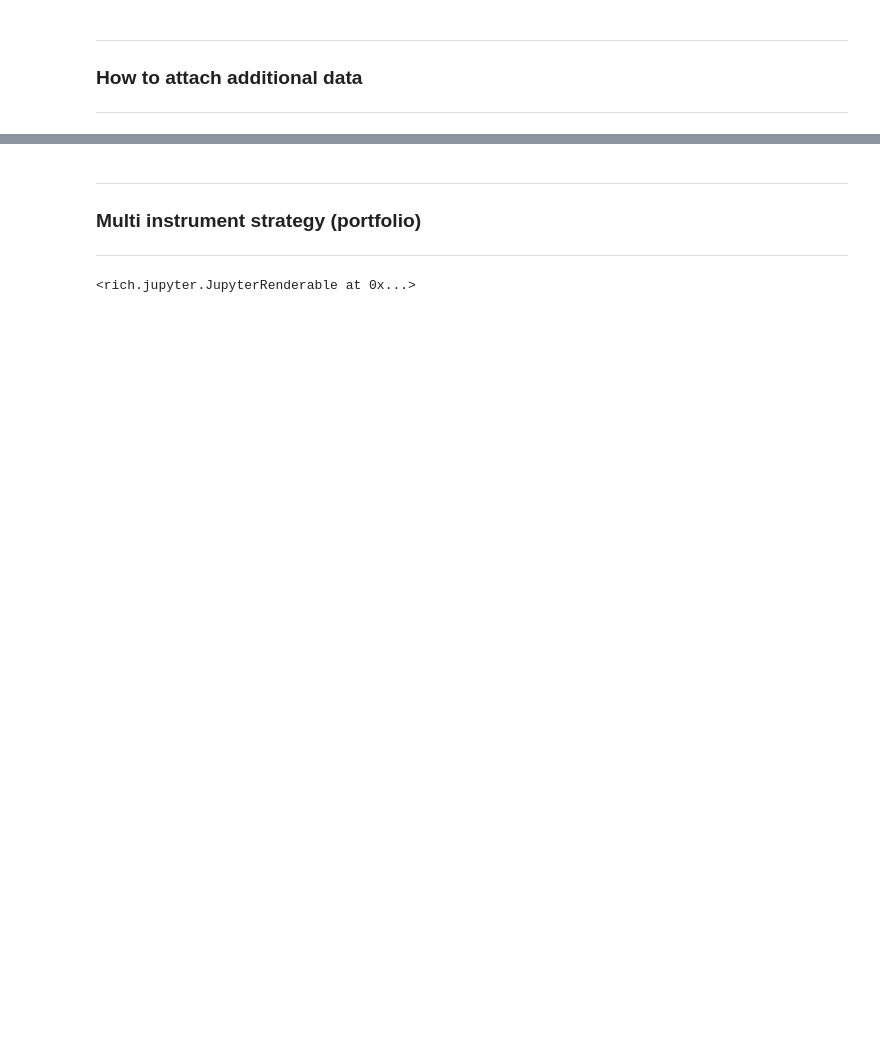
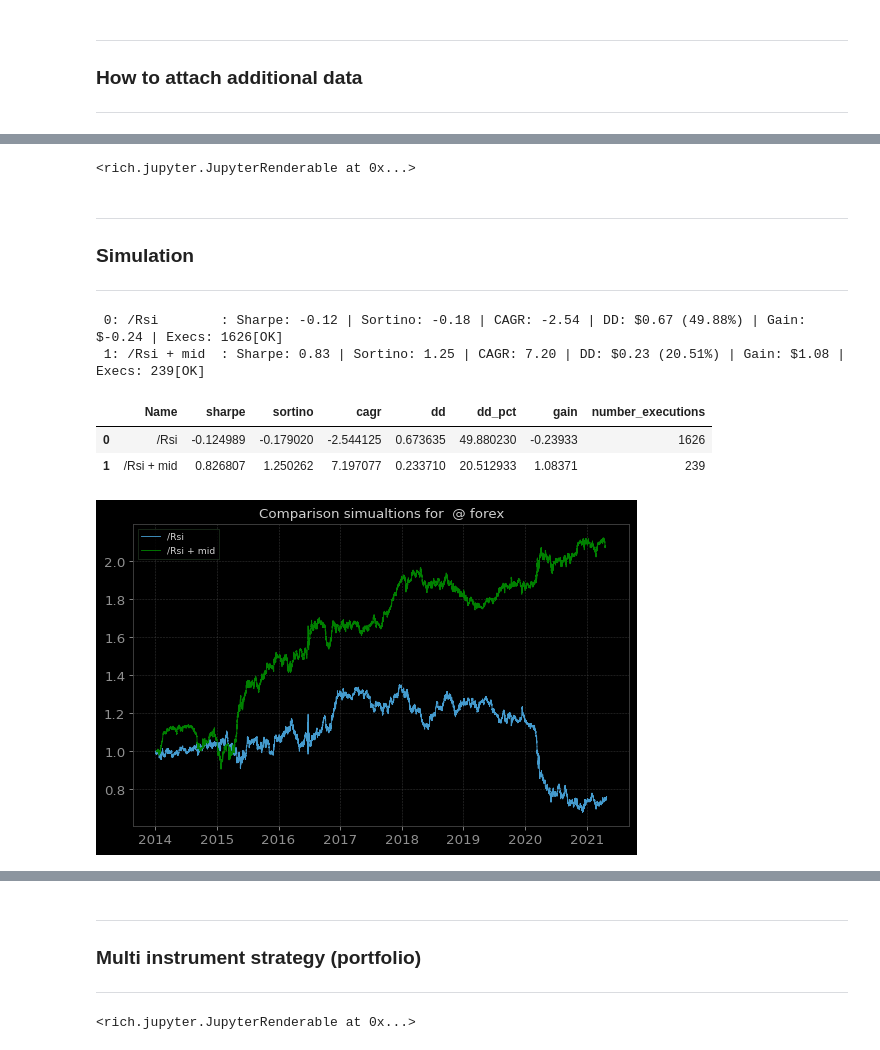
Before and after one commit to appliedalphacom/qlearn, a Jupyter notebook: examples/Examples.ipynb, the cells around one changed output, grey strips where cells are left out. Drawn from its saved outputs; the diff is of its cells as text; code cells hidden in the pictures; blank space fills up the shorter version.

```diff
--- a/examples/Examples.ipynb
+++ b/examples/Examples.ipynb
@@ -106,5 +81,0 @@ print(m1.predict(df1.EURUSD))
-# %%
-m1 = RsiEntry(10, 20, 80)
-c1 = MarketDataComposer(m1, SingleInstrumentPicker(tz='EET'), None, 'close', '1D')
-
-print(c1.fit(df2, None).predict(df2))
@@ -270,0 +114,48 @@ b2 = ms2.fit(df1, None)
+# %%
+@q.signal_generator
+class RsiAndMiddle(BaseEstimator):
+    def __init__(self, period, low=15, up=85):
+        self.period = period
+        self.low = low
+        self.up = up
+
+    def fit(self, x, y, **fit_params):
+        return self
+
+    def predict(self, X):
+        # get price we will use for calculations
+        price = X[self.market_info_.column]
+
+        # get our middle price
+        middle = X['middle']
+
+        r = rsi(price, self.period)
+
+        sigs = srows(
+            pd.Series(+1, q.crossup(r, self.low)),
+            pd.Series(-1, q.crossdown(r, self.up)))
+        return sigs[((sigs > 0) & (price > middle)) | ((sigs < 0) & (price < middle))]
+# %%
+m2 = q.SingleInstrumentComposer(q.make_pipeline(MidBarCalculator('3h'),
+                                                RsiAndMiddle(16, 20, 80))).fit(data)
+print(m2.predict(data))
+# %% [output]
+<rich.jupyter.JupyterRenderable at 0x...>
+# %% [markdown]
+<hr/>
+<h3>Simulation</h3>
+<hr/>
+# %%
+rc1 = q.simulation({
+    'Rsi': m1,
+    'Rsi + mid': m2,
+}, ohlc_resample(data, '1h'), 'forex')
+# %%
+rc1.report(1)
+# %% [output]
+ 0: /Rsi        : Sharpe: -0.12 | Sortino: -0.18 | CAGR: -2.54 | DD: $0.67 (49.88%) | Gain: $-0.24 | Execs: 1626[OK]
+ 1: /Rsi + mid  : Sharpe: 0.83 | Sortino: 1.25 | CAGR: 7.20 | DD: $0.23 (20.51%) | Gain: $1.08 | Execs: 239[OK]
+|  | Name | sharpe | sortino | cagr | dd | dd_pct | gain | number_executions |
+| 0 | /Rsi | -0.124989 | -0.179020 | -2.544125 | 0.673635 | 49.880230 | -0.23933 | 1626 |
+| 1 | /Rsi + mid | 0.826807 | 1.250262 | 7.197077 | 0.233710 | 20.512933 | 1.08371 | 239 |
+[figure, added]
```
Also changed, not shown: parts of 54 cells of this notebook.
